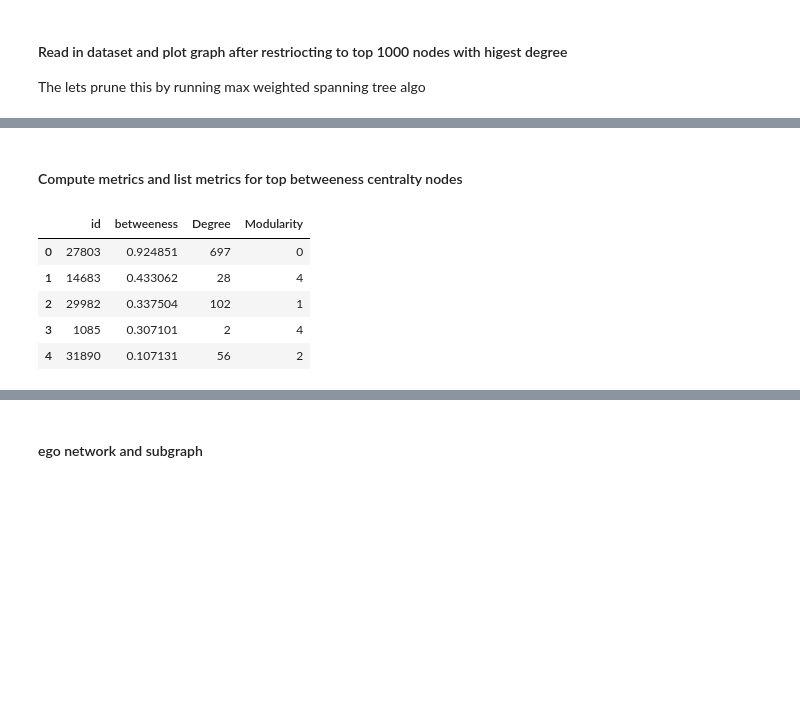
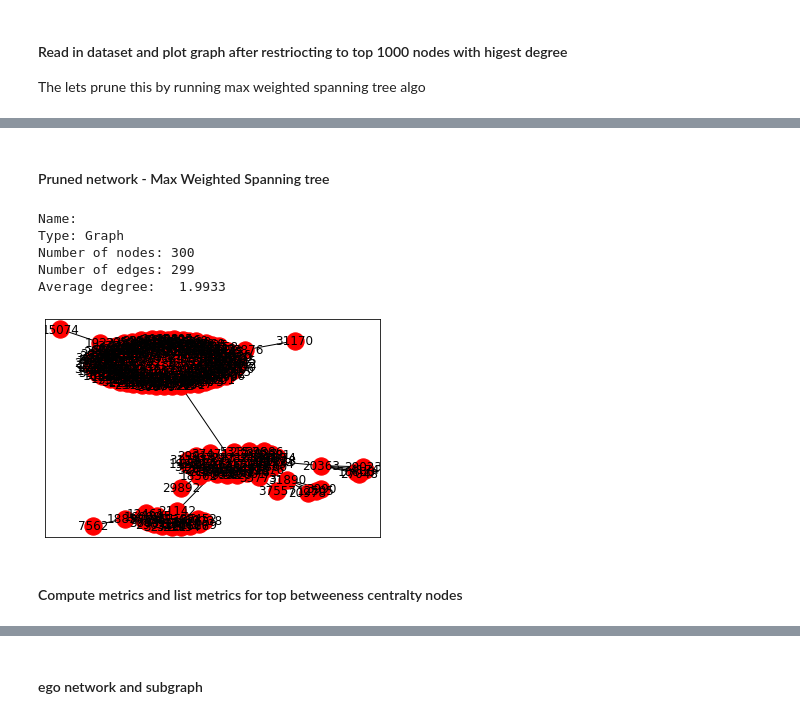
Before and after one commit to ryankarlos/Bayesian_networks, a Jupyter notebook: notebooks/Network_analysis_community_mst.ipynb, the cells around one changed output, grey strips where cells are left out. Cells and saved outputs as stored; diff of their text form; code cells hidden in the pictures; blank space fills up the shorter version.

```diff
--- a/notebooks/Network_analysis_community_mst.ipynb
+++ b/notebooks/Network_analysis_community_mst.ipynb
@@ -207,17 +188,14 @@ Average degree:   1.9980
+# %% [markdown]
+#### Pruned network - Max Weighted Spanning tree
+# %%
+edge_list =  max_spanning_tree(main_nx, algorithm="kruskal")
+prune_nx = draw_network(main_nx, edge_list=edge_list, color='red')
+# %% [output]
+Name:
+Type: Graph
+Number of nodes: 300
+Number of edges: 299
+Average degree:   1.9933
+[figure, added]
 # %% [markdown]
 #### Compute metrics and list metrics for top betweeness centralty nodes
-# %%
-communities, result_dicts = compute_metrics(prune_nx)
-prune_nx = set_attributes(prune_nx, **result_dicts)
-top_metrics = top_betweeness_nodes_with_attributes(prune_nx, top_n=20)
-top_metrics.head()
-
-shortest = shortest_path(prune_nx, source_id=1085, target_id=19263)
-community_count = plot_community_class_count(communities)
-# %% [output]
-|  | id | betweeness | Degree | Modularity |
-| 0 | 27803 | 0.924851 | 697 | 0 |
-| 1 | 14683 | 0.433062 | 28 | 4 |
-| 2 | 29982 | 0.337504 | 102 | 1 |
-| 3 | 1085 | 0.307101 | 2 | 4 |
-| 4 | 31890 | 0.107131 | 56 | 2 |
```
Also changed, not shown: parts of 21 cells of this notebook, 4 other files.
